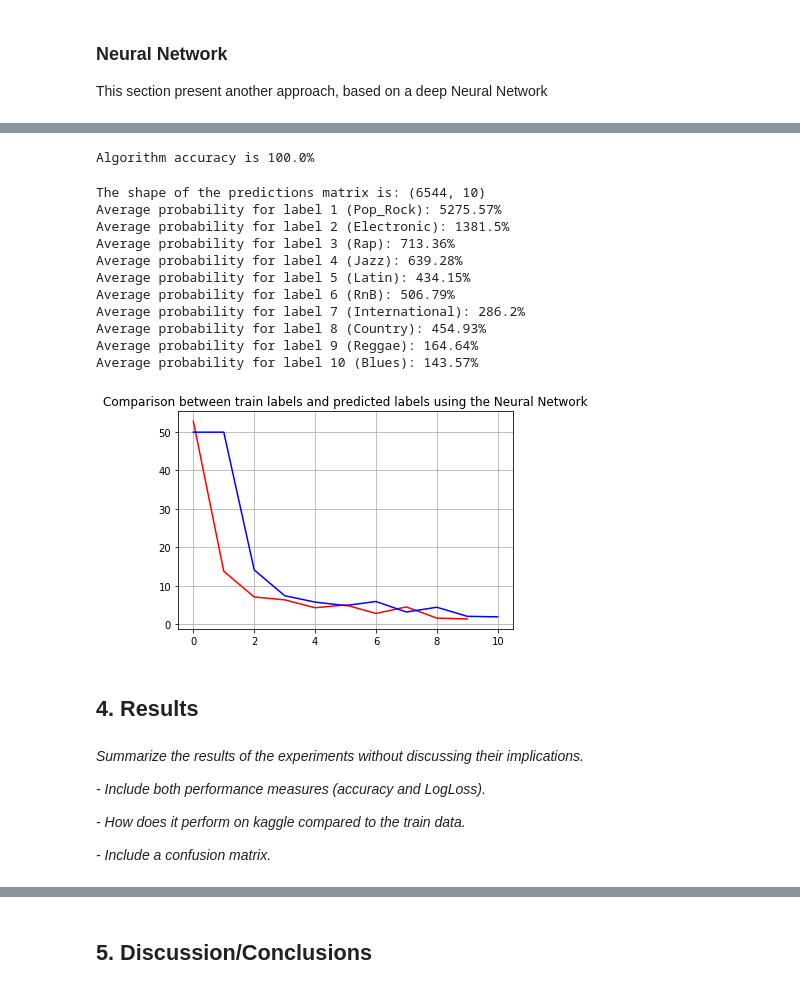
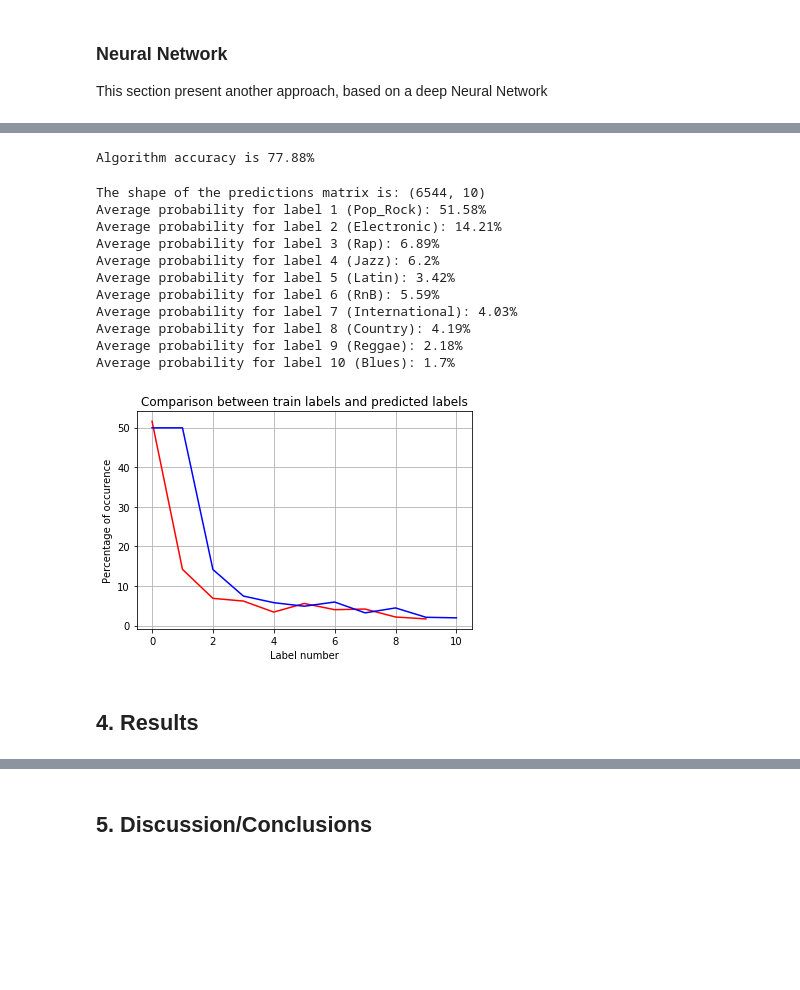
Before and after one commit to FedeMITIC/data-analysis-project, a Jupyter notebook: MLBP2018 Project Report [WIP].ipynb, the cells around one changed output, grey strips where cells are left out. Cells and saved outputs as stored; diff of their text form; code cells hidden in the pictures; blank space fills up the shorter version.

```diff
--- a/MLBP2018 Project Report [WIP].ipynb
+++ b/MLBP2018 Project Report [WIP].ipynb
@@ -331,7 +463,7 @@ from sklearn.neural_network import MLPClassifier
 # %%
 mlp = MLPClassifier(activation='relu',
                     alpha=0.0001,
-                    hidden_layer_sizes=(100, 100),
+                    hidden_layer_sizes=(264, 264, 150),
                     learning_rate='constant',
                     max_iter=1000,
                     shuffle=True,
@@ -423,21 +558,21 @@ train_labels_logloss = train_labels_logloss.values
 # %% [markdown]
 ### 1. Data visualization
 # %%
-# Visualizes the training_data
+## Visualizes the training_data
 plt.plot(train_data_logloss)
 plt.title('Train data distribution')
 plt.show()
-mean = np.mean(train_data_logloss, axis=0)
-std = np.std(train_data_logloss, axis=0)
-for i in range(len(mean)):
-    print(f'{i}: the mean of the row is {mean[i]}, the variance is {std[i]}')
-# Visualizes the test_data
+# mean = np.mean(train_data_logloss, axis=0)
+# std = np.std(train_data_logloss, axis=0)
+# for i in range(len(mean)):
+#     print(f'{i}: the mean of the row is {mean[i]}, the variance is {std[i]}')
+## Visualizes the test_data
 plt.plot(test_data_logloss)
 plt.title('Test data distribution')
 plt.show()
-mean = np.mean(test_data_logloss, axis=0)
-std = np.std(test_data_logloss, axis=0)
-for i in range(len(mean)):
-    print(f'{i}: the mean of the row is {mean[i]}, the variance is {std[i]}')
+# mean = np.mean(test_data_logloss, axis=0)
+# std = np.std(test_data_logloss, axis=0)
+# for i in range(len(mean)):
+#     print(f'{i}: the mean of the row is {mean[i]}, the variance is {std[i]}')
 # %% [output]
 [figure]
@@ -549,0 +635,9 @@ SVC(C=1.0, cache_size=200, class_weight=None, coef0=0.0,
+# %%
+clf = svm.SVC(C=3, gamma='scale', verbose=True, probability=True)
+clf.fit(train_data_scaled, np.ravel(train_labels_logloss))
+
+## Activate the following code to see how accuracy varies according to the different values of param C.
+# for i in range (1, 20):
+#     clf = svm.SVC(C=i, gamma='scale', tol=0.001, probability=True)
+#     clf.fit(train_data_scaled, np.ravel(train_labels_logloss))
+#     print(f'With C = {i}, accuracy = {np.round(clf.score(train_data_scaled, train_labels_accuracy) * 100, 2)}%')
@@ -596,13 +697,14 @@ from sklearn.neural_network import MLPClassifier
 # Set verbose=False to hide training details
 mlp = MLPClassifier(activation='relu',
                     alpha=0.0001,
-                    hidden_layer_sizes=(100, 100),
+                    hidden_layer_sizes=(264, 264, 150),
                     learning_rate='constant',
                     max_iter=1000,
                     shuffle=True,
                     solver='adam',
                     tol=1e-06,
-                    verbose=True
+                    verbose=True,
+                    early_stopping=True
                     )
 mlp.fit(train_data_scaled, np.ravel(train_labels_logloss))
 # %% [output]
@@ -634,34 +736,37 @@ MLPClassifier(activation='relu', alpha=0.0001, batch_size='auto', beta_1=0.9,
 nn_score = mlp.score(train_data_scaled, train_labels_logloss)
 print(f'Algorithm accuracy is {np.round(nn_score * 100, 2)}%')
 # %% [output]
-Algorithm accuracy is 100.0%
+Algorithm accuracy is 77.88%
 # %%
 nn_predictions = mlp.predict_proba(test_data_scaled)
-print(f'The shape of the predictions matrix is: {nn_predictions.shape}')
+assert predictions.shape == (6544, 10)
 
 data_l_nn = np.empty((1, 10))
 for i in range(nn_predictions.shape[1]):
     data_l_nn[0, i] = np.mean(nn_predictions[:, i]) * 100
-    print(f'Average probability for label {i + 1} ({class_names[i]}): {np.round(data_l_nn[0, i] * 100, 2)}%')
+    print(f'Average probability for label {i + 1} ({class_names[i]}): {np.round(data_l_nn[0, i], 2)}%')
 
 plt.plot(data_l_nn[0, :], c='red')
 plt.plot(data[:, 1], c='blue')
 plt.grid(True)
-plt.title('Comparison between train labels and predicted labels using the Neural Network')
+plt.title('Comparison between train labels and predicted labels')
+plt.xlabel('Label number')
+plt.ylabel('Percentage of occurence')
+
 plt.show()
 # %% [output]
 The shape of the predictions matrix is: (6544, 10)
-Average probability for label 1 (Pop_Rock): 5275.57%
-Average probability for label 2 (Electronic): 1381.5%
-Average probability for label 3 (Rap): 713.36%
-Average probability for label 4 (Jazz): 639.28%
-Average probability for label 5 (Latin): 434.15%
-Average probability for label 6 (RnB): 506.79%
-Average probability for label 7 (International): 286.2%
-Average probability for label 8 (Country): 454.93%
-Average probability for label 9 (Reggae): 164.64%
-Average probability for label 10 (Blues): 143.57%
+Average probability for label 1 (Pop_Rock): 51.58%
+Average probability for label 2 (Electronic): 14.21%
+Average probability for label 3 (Rap): 6.89%
+Average probability for label 4 (Jazz): 6.2%
+Average probability for label 5 (Latin): 3.42%
+Average probability for label 6 (RnB): 5.59%
+Average probability for label 7 (International): 4.03%
+Average probability for label 8 (Country): 4.19%
+Average probability for label 9 (Reggae): 2.18%
+Average probability for label 10 (Blues): 1.7%
-[figure, old version]
+[figure, new version]
 # %%
 def save_prediction_loss_nn(loss):
     prediction = pd.DataFrame(loss,columns=['Class_1','Class_2','Class_3','Class_4','Class_5',
@@ -672,11 +777,3 @@ def save_prediction_loss_nn(loss):
 save_prediction_loss_nn(nn_predictions)
 # %% [markdown]
 ## 4. Results
-# %% [markdown]
-*Summarize the results of the experiments without discussing their implications.*
-
-*- Include both performance measures (accuracy and LogLoss).*
-
-*- How does it perform on kaggle compared to the train data.*
-
-*- Include a confusion matrix.*
```
Also changed, not shown: parts of 33 cells of this notebook, 7 other files.
